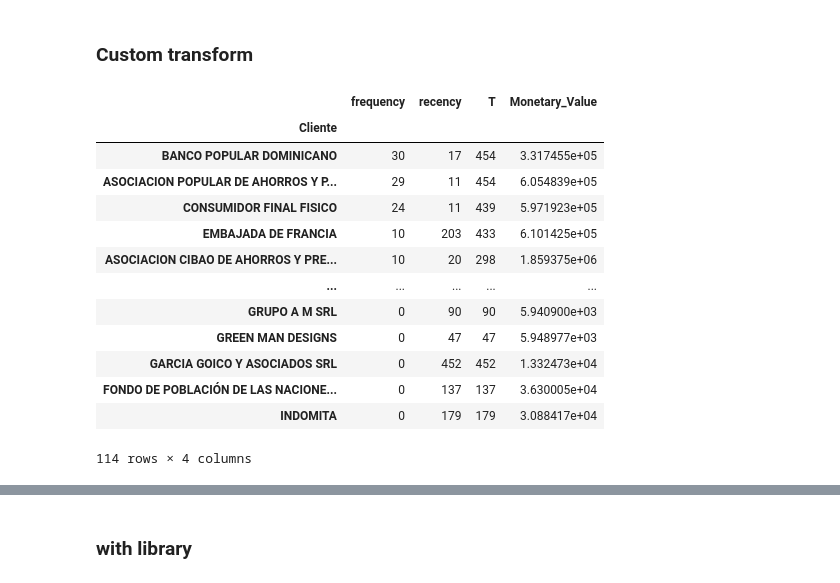
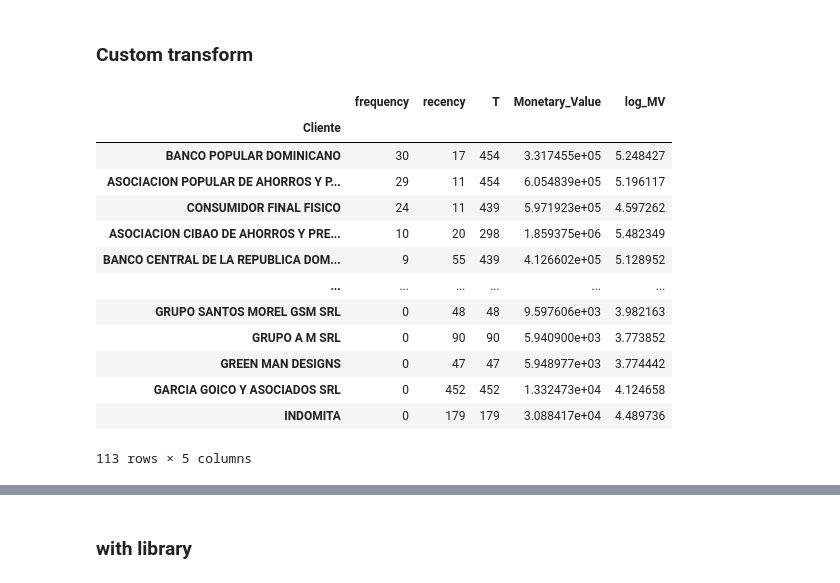
Before and after one commit to auguste-dupin/ergotec-clientes, a Jupyter notebook: Lifetimes.ipynb, the cells around one changed output, grey strips where cells are left out. Saved outputs shown, nothing was run; the diff lists cells and outputs as text; code cells hidden in the pictures.

```diff
--- a/Lifetimes.ipynb
+++ b/Lifetimes.ipynb
@@ -20,6 +20,8 @@ raw_df = pd.read_pickle('df.pickle')
 # %%
 def clean(df):
     df = df[df['Fecha'] >= (max(df['Fecha']) - datetime.timedelta(455))]
+    df = df[df['Valor FOB'] > 0]
+
     df = df[[
         'Cliente',
         'Fecha',
@@ -29,6 +31,7 @@ def clean(df):
     df['T'] = max(df['Fecha']) - df['Fecha']
     df['T'] = df['T'].dt.days
 
+    df['log_MV'] = np.log10(df['Valor FOB'])
 
     return df
 df = clean(raw_df)
@@ -53,46 +56,53 @@ def get_rfm(df):
         return df
 
     def get_recency(df):
         df = df.copy().groupby(by=['Cliente']).min()['T']
         df.name = 'recency'
         df = df.sort_values(ascending=False)
         return df
 
     def get_T(df):
         df = df.copy().groupby(by=['Cliente']).max()['T']
         df.name = 'T'
         df = df.sort_values(ascending=False)
         return df
 
     def get_Monetary_Value(df):
         df = df.copy().groupby(by=['Cliente']).mean()['Valor FOB']
         df.name = 'Monetary_Value'
         df = df.sort_values(ascending=False)
         return df
 
+    def get_log_Monetary_Value(df):
+        df = df.copy().groupby(by=['Cliente']).mean()['log_MV']
+        df.name = 'log_MV'
+        df = df.sort_values(ascending=False)
+        return df
+
     freq = get_frequecy(df)
     rec = get_recency(df)
     T = get_T(df)
     mon = get_Monetary_Value(df)
+    log = get_log_Monetary_Value(df)
 
-    rfm = pd.concat([freq,rec,T, mon], axis=1)
+    rfm = pd.concat([freq,rec,T, mon, log], axis=1)
     return rfm
 
 rfm = get_rfm(df)
 rfm
 # %% [output]
-|  | frequency | recency | T | Monetary_Value |
-| Cliente |  |  |  |  |
-| BANCO POPULAR DOMINICANO | 30 | 17 | 454 | 3.317455e+05 |
-| ASOCIACION POPULAR DE AHORROS Y P... | 29 | 11 | 454 | 6.054839e+05 |
-| CONSUMIDOR FINAL FISICO | 24 | 11 | 439 | 5.971923e+05 |
-| EMBAJADA DE FRANCIA | 10 | 203 | 433 | 6.101425e+05 |
-| ASOCIACION CIBAO DE AHORROS Y PRE... | 10 | 20 | 298 | 1.859375e+06 |
-| ... | ... | ... | ... | ... |
-| GRUPO A M SRL | 0 | 90 | 90 | 5.940900e+03 |
-| GREEN MAN DESIGNS | 0 | 47 | 47 | 5.948977e+03 |
-| GARCIA GOICO Y ASOCIADOS SRL | 0 | 452 | 452 | 1.332473e+04 |
-| FONDO DE POBLACIÓN DE LAS NACIONE... | 0 | 137 | 137 | 3.630005e+04 |
-| INDOMITA | 0 | 179 | 179 | 3.088417e+04 |
+|  | frequency | recency | T | Monetary_Value | log_MV |
+| Cliente |  |  |  |  |  |
+| BANCO POPULAR DOMINICANO | 30 | 17 | 454 | 3.317455e+05 | 5.248427 |
+| ASOCIACION POPULAR DE AHORROS Y P... | 29 | 11 | 454 | 6.054839e+05 | 5.196117 |
+| CONSUMIDOR FINAL FISICO | 24 | 11 | 439 | 5.971923e+05 | 4.597262 |
+| ASOCIACION CIBAO DE AHORROS Y PRE... | 10 | 20 | 298 | 1.859375e+06 | 5.482349 |
+| BANCO CENTRAL DE LA REPUBLICA DOM... | 9 | 55 | 439 | 4.126602e+05 | 5.128952 |
+| ... | ... | ... | ... | ... | ... |
+| GRUPO SANTOS MOREL GSM SRL | 0 | 48 | 48 | 9.597606e+03 | 3.982163 |
+| GRUPO A M SRL | 0 | 90 | 90 | 5.940900e+03 | 3.773852 |
+| GREEN MAN DESIGNS | 0 | 47 | 47 | 5.948977e+03 | 3.774442 |
+| GARCIA GOICO Y ASOCIADOS SRL | 0 | 452 | 452 | 1.332473e+04 | 4.124658 |
+| INDOMITA | 0 | 179 | 179 | 3.088417e+04 | 4.489736 |
-114 rows × 4 columns
+113 rows × 5 columns
 # %%
```
Also changed, not shown: parts of 5 cells of this notebook.
